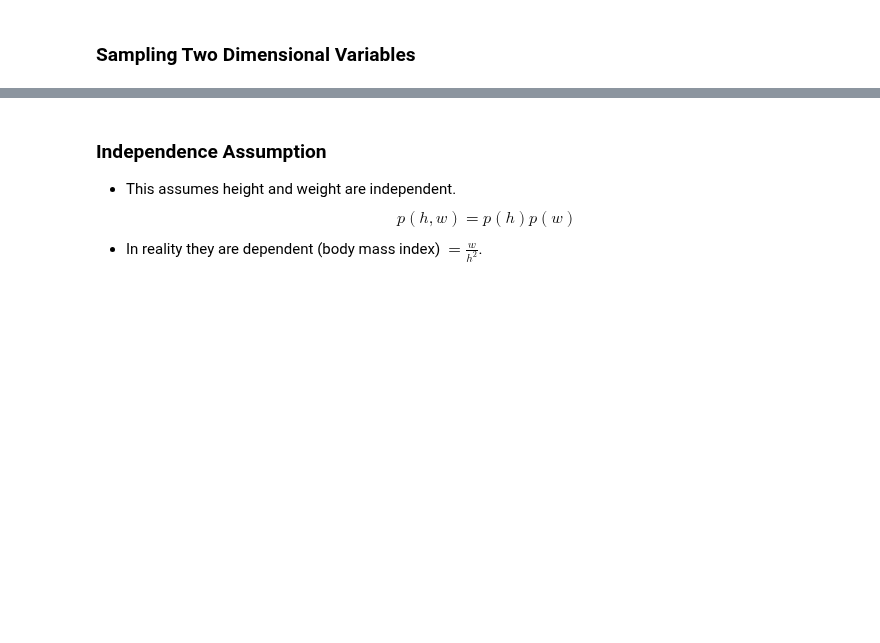
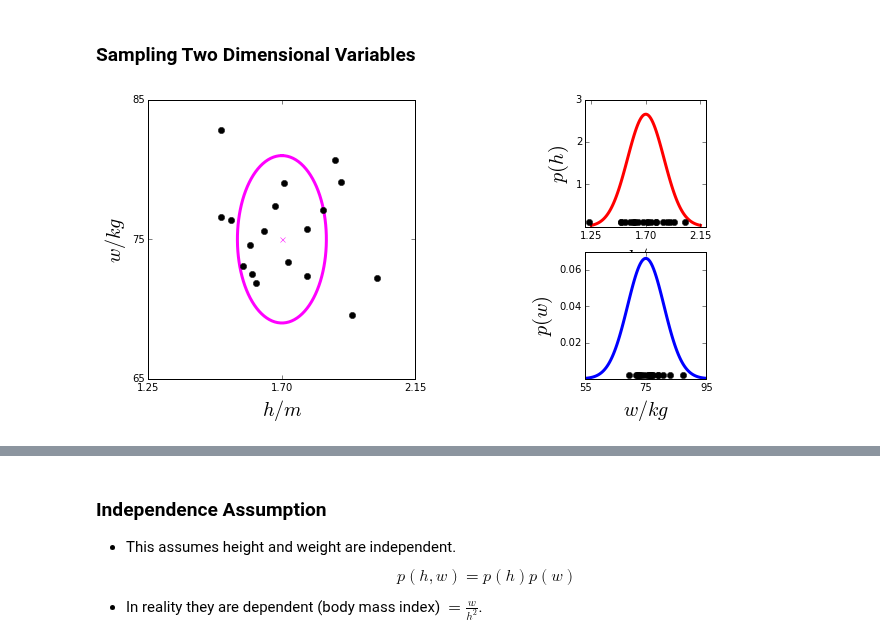
Before and after one commit to lawrennd/mlai2015, a Jupyter notebook: w6_bayesianRegression.ipynb, the cells around one changed output, grey strips where cells are left out. Cells and saved outputs as stored; diff of their text form; code cells hidden in the pictures; blank space fills up the shorter version.

```diff
--- a/w6_bayesianRegression.ipynb
+++ b/w6_bayesianRegression.ipynb
@@ -243,8 +251,11 @@ fig.savefig('./diagrams/height_weight_gaussian.svg')
 ###  Sampling Two Dimensional Variables
 # %%
 num_samps = 20
+
+fig, axs = plt.subplots(2, 4, figsize=(10, 5))
+for a in axs.flatten():
+    a.set_axis_off()
 ax=[]
-
 ax.append(plt.subplot2grid((2,4), (0,0), colspan=2, rowspan=2))
 ax.append(plt.subplot2grid((2,4), (0,3)))
 ax.append(plt.subplot2grid((2,4), (1,3)))
@@ -254,37 +265,39 @@ theta = np.linspace(0, tau, 100)
 xel = np.sin(theta)*np.sqrt(varh) + muh
 yel = np.cos(theta)*np.sqrt(varw) + muw
 ax[0].plot(xel, yel, '-', color=[1., 0., 1.], linewidth=3)
-ax[0].set_xlim([min(h), max(h)])
-ax[0].set_ylim([min(w), max(w)])
-ax[0].set_yticks([55, 75, 95])
+ax[0].set_xlim([h.min(), h.max()])
+ax[0].set_ylim([w.min()+10, w.max()-10])
+ax[0].set_yticks([65, 75, 85])
 ax[0].set_xticks([1.25, 1.7, 2.15])
 ax[0].set_xlabel('$h/m$', fontsize=20)
 ax[0].set_ylabel('$w/kg$', fontsize=20)
 
 ylim = ax[0].get_ylim()
 xlim = ax[0].get_xlim()
 ax[0].vlines(xlim[0], ylim[0], ylim[1], color=[0.,0.,0.])
 ax[0].hlines(ylim[0], xlim[0], xlim[1], color=[0., 0., 0.])
 
 plot_height(ax[1], h, ph)
 plot_weight(ax[2], w, pw)
 count = 0
 for i in range(num_samps):
     hval = np.random.normal(size=(1,1))*np.sqrt(varh) + muh
     wval = np.random.normal(size=(1,1))*np.sqrt(varw) + muw
     a1 = ax[1].plot(hval, 0.1, marker='o', linewidth=3, color=[1., 0., 0.])
     plt.savefig('./diagrams/independent_height_weight' + str(count) + '.png')
     count+=1
     a2 = ax[2].plot(wval, 0.002, marker='o', linewidth=3, color=[1., 0., 0.])
     plt.savefig('./diagrams/independent_height_weight' + str(count) + '.png')
     count+=1
     a0 = ax[0].plot(hval, wval, marker='o', linewidth=3, color=[1., 0., 0.])
     plt.savefig('./diagrams/independent_height_weight' + str(count) + '.png')
     count+=1
 
     a0[0].set(color=[0.,0.,0.])
     a1[0].set(color=[0.,0.,0.])
     a2[0].set(color=[0.,0.,0.])
     plt.savefig('./diagrams/independent_height_weight' + str(count) + '.png')
     count+=1
+# %% [output]
+[figure, added]
 # %%
```
Also changed, not shown: parts of 26 cells of this notebook, 15 other files.
